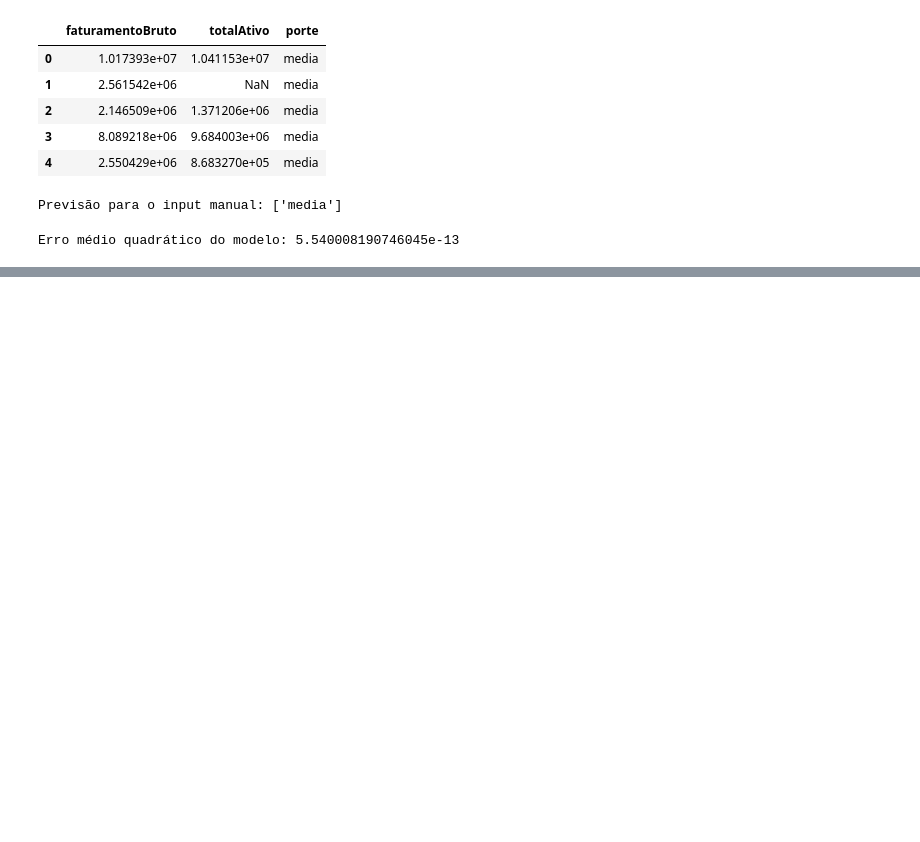
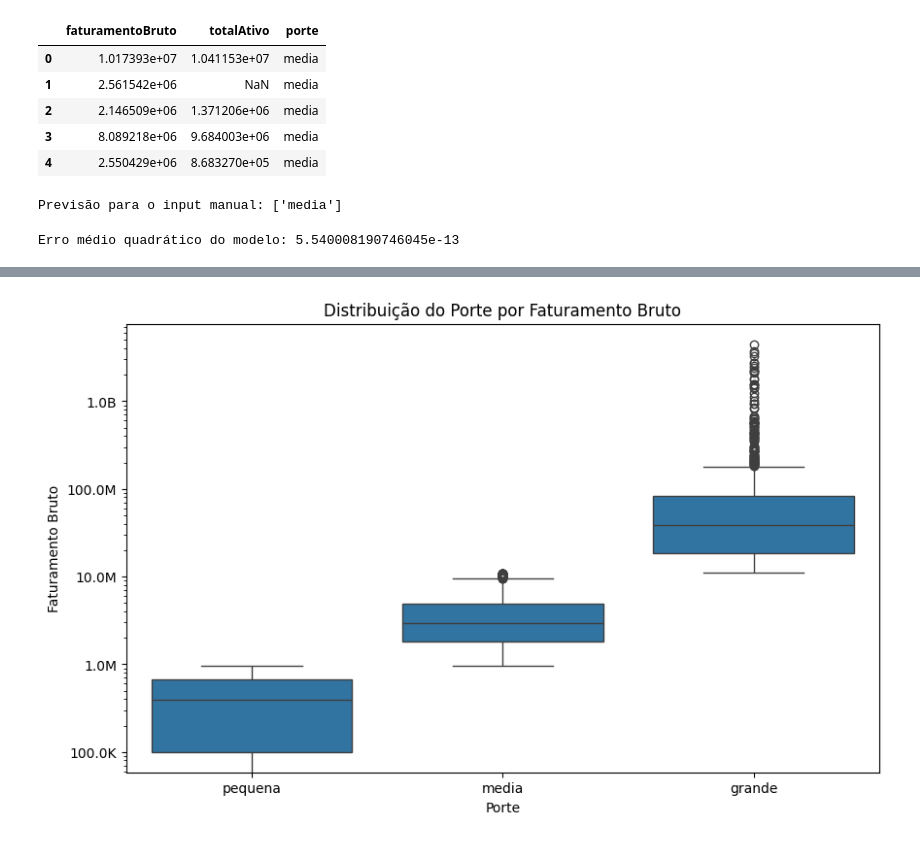
Before and after one commit to Attent1/CP2-IA, a Jupyter notebook: c_pia_de_aaaaa.ipynb, the cells around one changed output, grey strips where cells are left out. Drawn from its saved outputs; the diff is of its cells as text; code cells hidden in the pictures; blank space fills up the shorter version.

```diff
--- a/c_pia_de_aaaaa.ipynb
+++ b/c_pia_de_aaaaa.ipynb
@@ -145,0 +161,33 @@ Erro médio quadrático do modelo: 5.540008190746045e-13
+# %%
+import matplotlib.ticker as ticker
+
+
+# Criando o boxplot
+plt.figure(figsize=(10, 6))
+sns.boxplot(x='porte', y='faturamentoBruto', data=dados_numericos, order=['pequena', 'media', 'grande'])
+
+# Adicionando título e rótulos aos eixos
+plt.title('Distribuição do Porte por Faturamento Bruto')
+plt.xlabel('Porte')
+plt.ylabel('Faturamento Bruto')
+
+# Ajustando a escala do eixo y para melhor visualização
+plt.yscale('log')  # Usar escala logarítmica se houver grande disparidade nos valores
+
+# Customizando os rótulos do eixo y para mostrar valores em uma unidade mais legível
+def y_fmt(x, _):
+    if x >= 1e9:
+        return f'{x * 1e-9:.1f}B'
+    elif x >= 1e6:
+        return f'{x * 1e-6:.1f}M'
+    elif x >= 1e3:
+        return f'{x * 1e-3:.1f}K'
+    else:
+        return f'{x:.0f}'
+
+plt.gca().yaxis.set_major_formatter(ticker.FuncFormatter(y_fmt))
+
+# Exibindo o gráfico
+plt.show()
+# %% [output]
+[figure, added]
```
Also changed, not shown: parts of 5 cells of this notebook.
